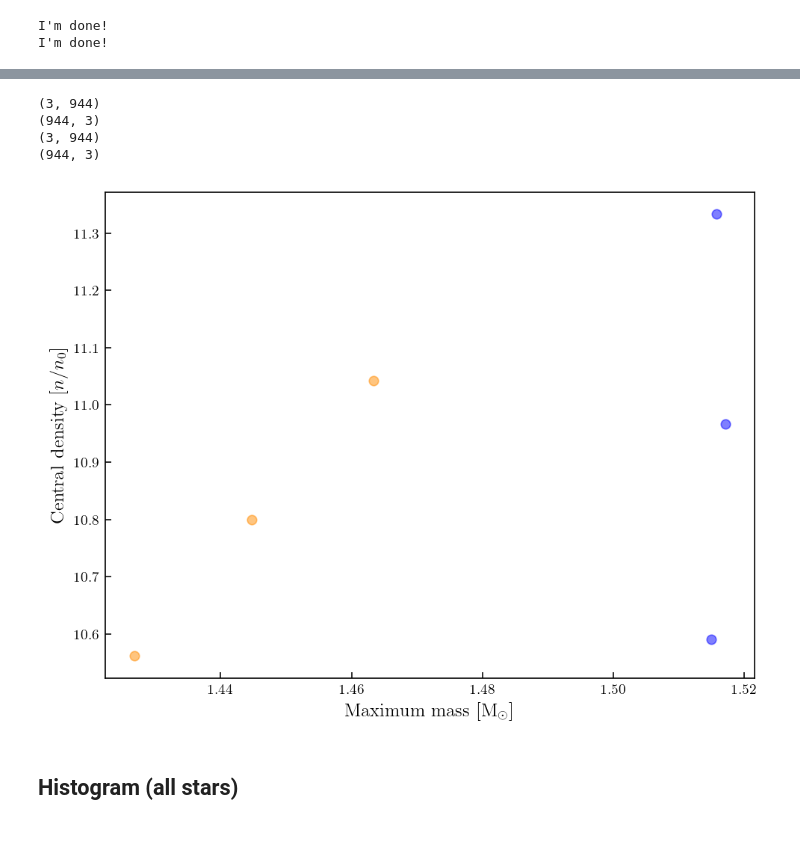
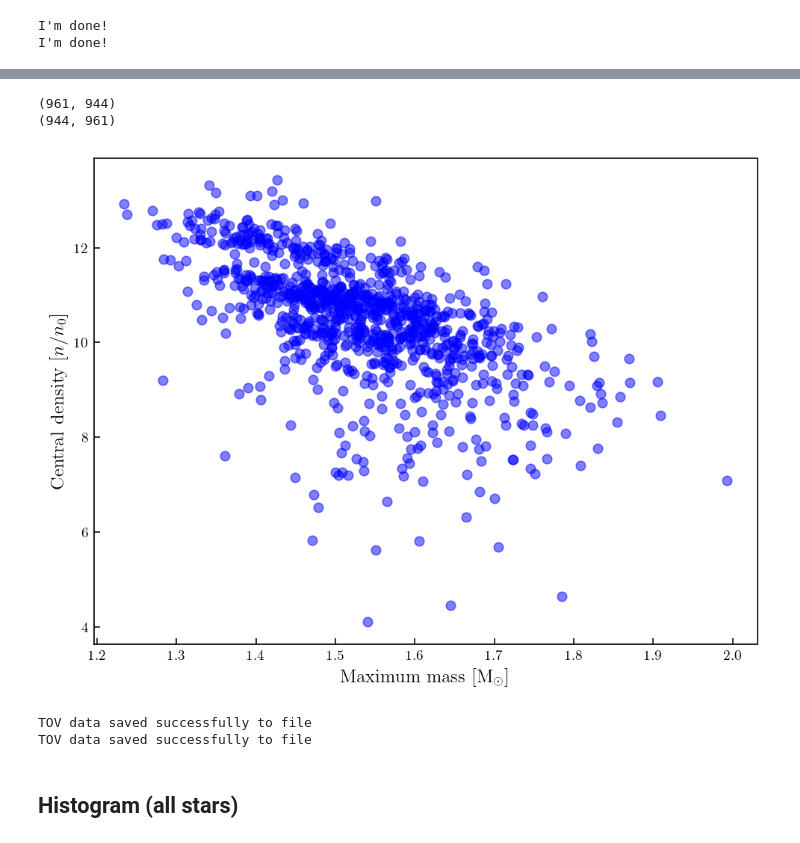
Before and after one commit to asemposki/neutron-rich-bmm, a Jupyter notebook: notebooks/TOV_Changepoint.ipynb, the cells around one changed output, grey strips where cells are left out. Saved outputs shown, nothing was run; the diff lists cells and outputs as text; code cells hidden in the pictures.

```diff
--- a/notebooks/TOV_Changepoint.ipynb
+++ b/notebooks/TOV_Changepoint.ipynb
@@ -97,8 +100,8 @@ x22 = np.asarray(LIGO_maxmass['Radius2_km'])
 y22 = np.asarray(LIGO_maxmass['m2_source_frame_Msun'])
 # %%
 # 20n0, no mean, no data, reduced
-filename20 = 'NSM_changepoint_data_20n0_3_False'
-filename40 = 'NSM_changepoint_data_20n0_3_True'
+filename20 = 'NSM_changepoint_data_20n0_3_False_reduced' # zero mean without data
+filename40 = 'NSM_changepoint_data_20n0_3_True_reduced'  # spline without data
 with open('../data/pickled_data/'+filename20+'.pkl', 'rb') as fp:
     density20 = pickle.load(fp)
     edensdict20 = pickle.load(fp)
@@ -113,6 +116,8 @@ with open('../data/pickled_data/'+filename40+'.pkl', 'rb') as fp:
     cs2dict40 = pickle.load(fp)
 
 # look at the data types here and keys
-print(edensdict20.keys())
-print(edensdict40.keys())
+print(edensdict20.shape) #.keys())
+print(edensdict40.shape) #.keys())
+print(pressuredict20.shape)
+print(pressuredict40.shape)
 # %% [output]
@@ -180,22 +267,40 @@ plt.show()
 # %%
 # central densities
 cdens_20n0 = tov20.central_dens()
 max_mass_20n0 = tov20.max_mass_arr
-cdens_40n0 = tov40.central_dens()
-max_mass_40n0 = tov40.max_mass_arr
+# cdens_40n0 = tov40.central_dens()
+# max_mass_40n0 = tov40.max_mass_arr
 
 # plot the maximum mass vs. central density
 plt.scatter(max_mass_20n0, cdens_20n0/n0, marker='o', color='blue', alpha=0.5)
-plt.scatter(max_mass_40n0, cdens_40n0/n0, marker='o', color='darkorange', alpha=0.5)
+#plt.scatter(max_mass_40n0, cdens_40n0/n0, marker='o', color='darkorange', alpha=0.5)
 plt.ylabel(r'Central density [$n/n_{0}]$', fontsize=12)
 plt.xlabel(r'Maximum mass [M$_\odot$]', fontsize=12)
 plt.show()
 # %% [output]
-(3, 944)
-(944, 3)
-(3, 944)
-(944, 3)
+(961, 944)
+(944, 961)
-[figure, old version]
+[figure, new version]
+# %%
+# pickle these
+with open('../data/pickled_data/TOV_results_{}.pkl'.format(filename20), 'wb') as fp:
+    pickle.dump(rad20, fp)
+    pickle.dump(prescent20, fp)
+    pickle.dump(mass20, fp)
+    pickle.dump(cdens_20n0, fp)
+    pickle.dump(max_mass_20n0, fp)
+    print('TOV data saved successfully to file')
+
+with open('../data/pickled_data/TOV_results_{}.pkl'.format(filename40), 'wb') as fp:
+    pickle.dump(rad40, fp)
+    pickle.dump(prescent40, fp)
+    pickle.dump(mass40, fp)
+    pickle.dump(cdens_40n0, fp)
+    pickle.dump(max_mass_40n0, fp)
+    print('TOV data saved successfully to file')
+# %% [output]
+TOV data saved successfully to file
+TOV data saved successfully to file
 # %%
 # exclude the points with less than 2.0 maximum mass and compare in histogram below
 ind_20 = []
```
Also changed, not shown: parts of 18 cells of this notebook.
